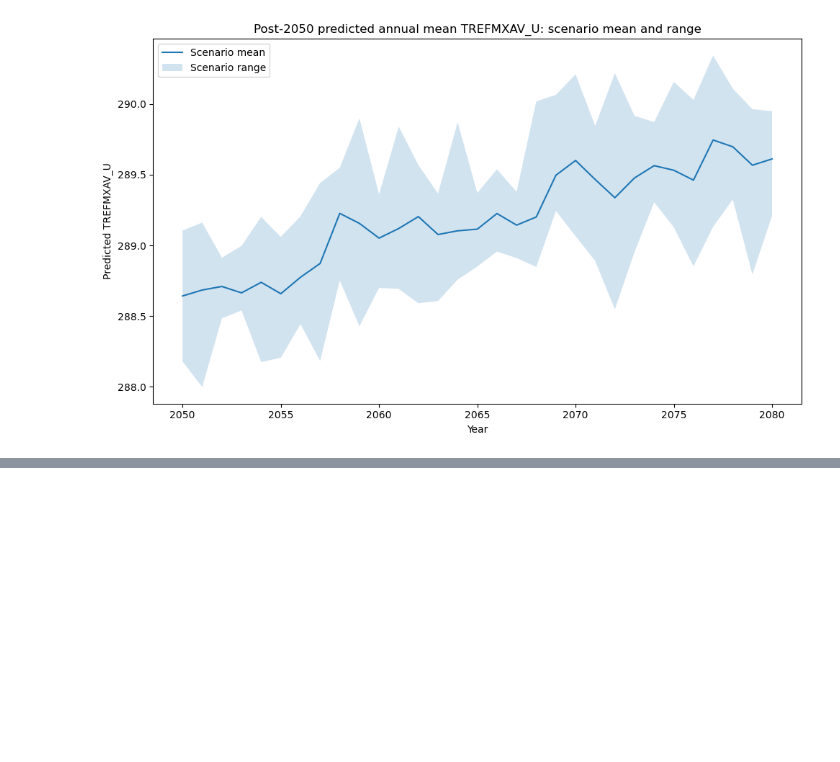
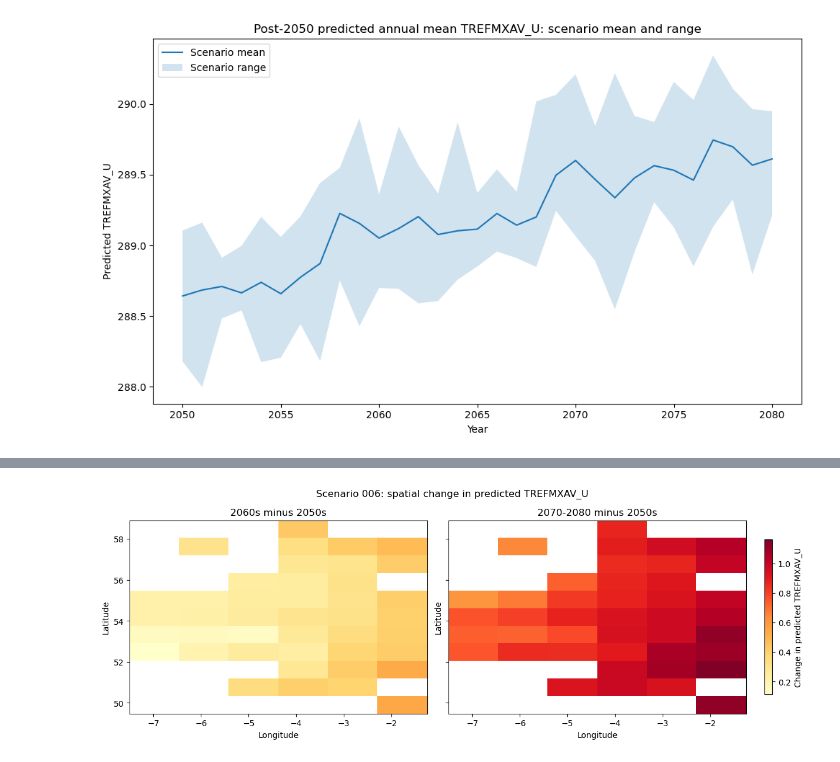
Before and after one commit to Jacob-DS-1/eds_project2, a Jupyter notebook: notebooks/04_post2050_predictions.ipynb, the cells around one changed output, grey strips where cells are left out. Cells and saved outputs as stored; diff of their text form; code cells hidden in the pictures; blank space fills up the shorter version.

```diff
--- a/notebooks/04_post2050_predictions.ipynb
+++ b/notebooks/04_post2050_predictions.ipynb
@@ -246,0 +369,11 @@ plt.show()
+# %%
+# Change maps relative to 2050 baseline - also correct the lon values
+
+baseline = spatial_period[spatial_period["period"] == "2050s"][["lat", "lon", "pred_TREFMXAV_U"]].rename(
+    columns={"pred_TREFMXAV_U": "baseline_pred"}
+)
+
+spatial_change = spatial_period.merge(baseline, on=["lat", "lon"], how="left")
+spatial_change["change_from_2050s"] = spatial_change["pred_TREFMXAV_U"] - spatial_change["baseline_pred"]
+
+spatial_change.head()
@@ -246,0 +387,4 @@ plt.show()
+# %%
+spatial_change_plot = spatial_change.copy()
+spatial_change_plot["lon_plot"] = ((spatial_change_plot["lon"] + 180) % 360) - 180
+spatial_change_plot[["lon", "lon_plot"]].drop_duplicates().sort_values("lon").head(10)
@@ -246,0 +399,42 @@ plt.show()
+# %%
+change_periods = ["2060s", "2070-2080"]
+
+change_grids = {}
+
+for period in change_periods:
+    dfp = spatial_change_plot[spatial_change_plot["period"] == period]
+    grid = dfp.pivot(index="lat", columns="lon_plot", values="change_from_2050s")
+    grid = grid.sort_index().sort_index(axis=1)
+    change_grids[period] = grid
+
+all_change_vals = np.concatenate([grid.values.flatten() for grid in change_grids.values()])
+all_change_vals = all_change_vals[~np.isnan(all_change_vals)]
+
+vmin = all_change_vals.min()
+vmax = all_change_vals.max()
+
+fig, axes = plt.subplots(1, 2, figsize=(12, 4), sharex=True, sharey=True, constrained_layout=True)
+
+for ax, period in zip(axes, change_periods):
+    grid = change_grids[period]
+
+    im = ax.imshow(
+        grid.values,
+        origin="lower",
+        aspect="auto",
+        vmin=vmin,
+        vmax=vmax,
+        cmap="YlOrRd",
+        extent=[grid.columns.min(), grid.columns.max(), grid.index.min(), grid.index.max()]
+    )
+
+    ax.set_title(f"{period} minus 2050s")
+    ax.set_xlabel("Longitude")
+    ax.set_ylabel("Latitude")
+
+fig.colorbar(im, ax=axes, label="Change in predicted TREFMXAV_U", shrink=0.8, pad=0.03)
+
+fig.suptitle("Scenario 006: spatial change in predicted TREFMXAV_U", y=1.07)
+plt.show()
+# %% [output]
+[figure, added]
```
Also changed, not shown: parts of 11 cells of this notebook.
